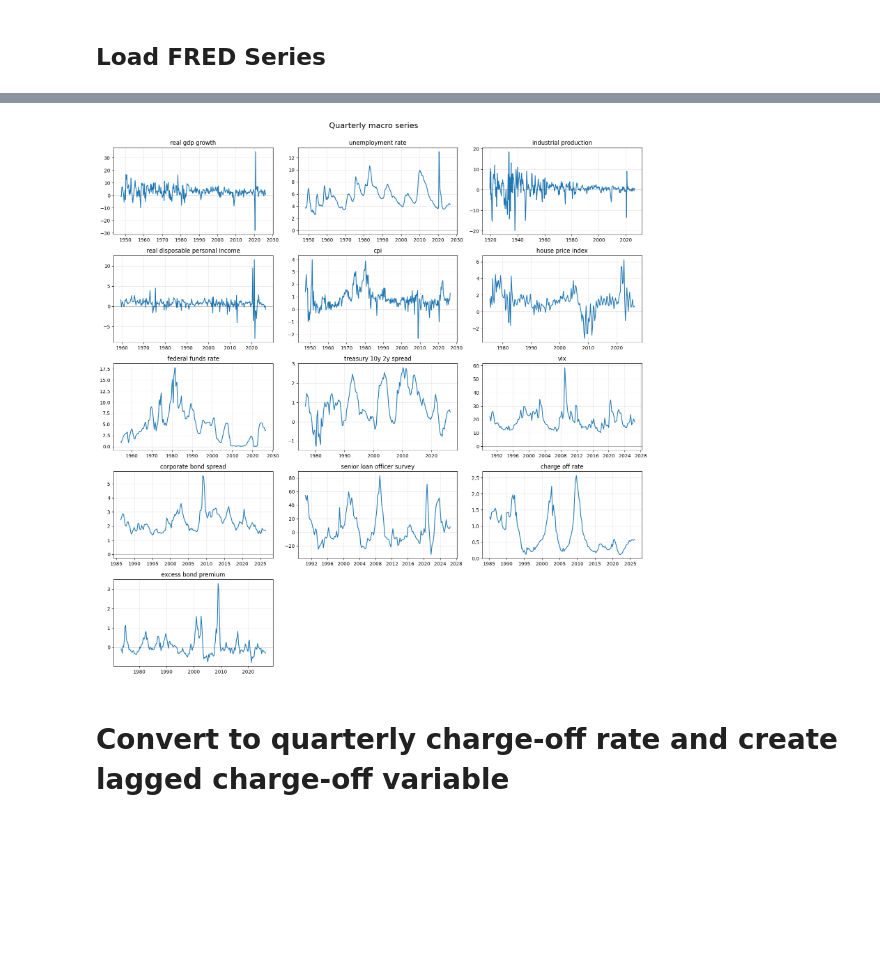
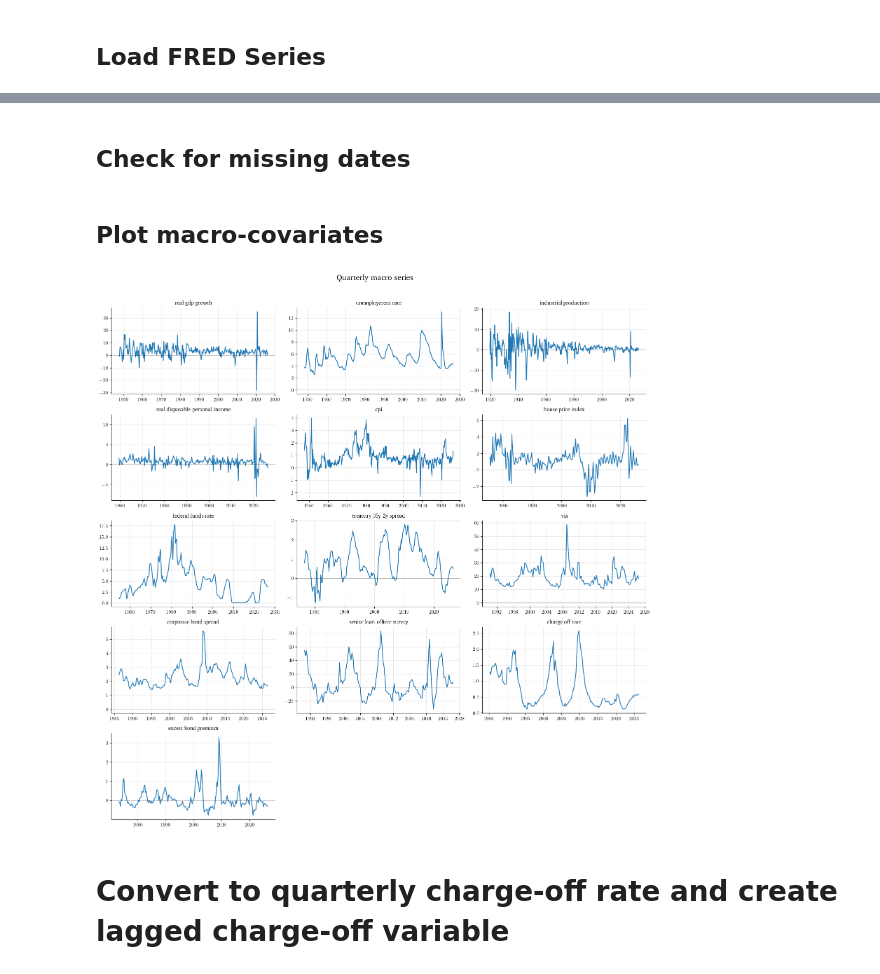
Before and after one commit to okeeffe-hannah/Decision_Focused_Learning_for_Capital_Allocation, a Jupyter notebook: dfl_for_capital_allocation/empirical/notebooks/01_build_macro_panel.ipynb, the cells around one changed output, grey strips where cells are left out. Cells and saved outputs as stored; diff of their text form; code cells hidden in the pictures; blank space fills up the shorter version.

Commit message:
Updated plot formatting

```diff
--- a/dfl_for_capital_allocation/empirical/notebooks/01_build_macro_panel.ipynb
+++ b/dfl_for_capital_allocation/empirical/notebooks/01_build_macro_panel.ipynb
@@ -155,23 +153,4 @@ EBP_TRANSFORMATION = "level"
 
 ebp_raw = load_raw_series(EBP_PATH, "EBP", "excess_bond_premium")
 ebp_quarterly = aggregate_to_quarter(ebp_raw, "EBP", EBP_AGGREGATION, "excess_bond_premium")
-transformed_series["excess_bond_premium"] = apply_transformation(
-    ebp_quarterly,
-    EBP_TRANSFORMATION,
-    "excess_bond_premium",
-)
-
-pd.DataFrame(
-    [
-        {
-            "series": "excess_bond_premium",
-            "raw_start": ebp_raw["DATE"].min(),
-            "raw_end": ebp_raw["DATE"].max(),
-            "quarterly_start": ebp_quarterly.index.min(),
-            "quarterly_end": ebp_quarterly.index.max(),
-            "raw_missing_values": int(ebp_raw["EBP"].isna().sum()),
-            "quarterly_missing_values": int(ebp_quarterly.isna().sum()),
-            "transformation_induced_nans": int(transformed_series["excess_bond_premium"].isna().sum() - ebp_quarterly.isna().sum()),
-        }
-    ]
-)
+transformed_series["excess_bond_premium"] = apply_transformation(ebp_quarterly, EBP_TRANSFORMATION,"excess_bond_premium",)
@@ -181,3 +157,5 @@ pd.DataFrame(
+# %% [markdown]
+## Check for missing dates
 # %%
 panel_with_nans = pd.concat(transformed_series.values(), axis=1, sort=False).sort_index()
 panel_with_nans.index.name = "DATE"
@@ -191,30 +169,33 @@ full_quarter_index = pd.date_range(
 missing_quarter_dates = full_quarter_index.difference(panel_with_nans.index)
 if len(missing_quarter_dates):
     raise ValueError(f"Quarterly panel has missing dates: {missing_quarter_dates.tolist()}")
+# %% [markdown]
+## Plot macro-covariates
 # %%
 n_series = panel_with_nans.shape[1]
 n_cols = 3
 n_rows = int(np.ceil(n_series / n_cols))
 
+# This overview intentionally uses a wide custom layout rather than TEXT_WIDTH.
 fig, axes = plt.subplots(n_rows, n_cols, figsize=(16, 3.2 * n_rows), sharex=False)
 axes = axes.ravel()
 
 for ax, column in zip(axes, panel_with_nans.columns):
     series = panel_with_nans[column].dropna()
     ax.plot(series.index, series, linewidth=1.5)
     ax.axhline(0, color="black", linewidth=0.8, alpha=0.25)
     ax.set_title(column.replace("_", " "))
     ax.grid(True, alpha=0.3)
 
 for ax in axes[n_series:]:
     ax.remove()
 
-fig.suptitle("Quarterly macro series", y=1.0, fontsize=16)
-fig.tight_layout()
-fig.savefig('../figures/01_macro_panel/macro_covariates_panel.png')
+fig.suptitle("Quarterly macro series", y=0.995, fontsize=16)
+fig.tight_layout(rect=[0, 0, 1, 0.98])
+fig.savefig('../figures/01_macro_panel/macro_covariates_panel.pdf')
 plt.show()
 # %% [output]
-[figure, old version]
+[figure, new version]
 # %% [markdown]
 # Convert to quarterly charge-off rate and create lagged charge-off variable
 # %%
```
Also changed, not shown: parts of 6 cells of this notebook, 4 other files.
